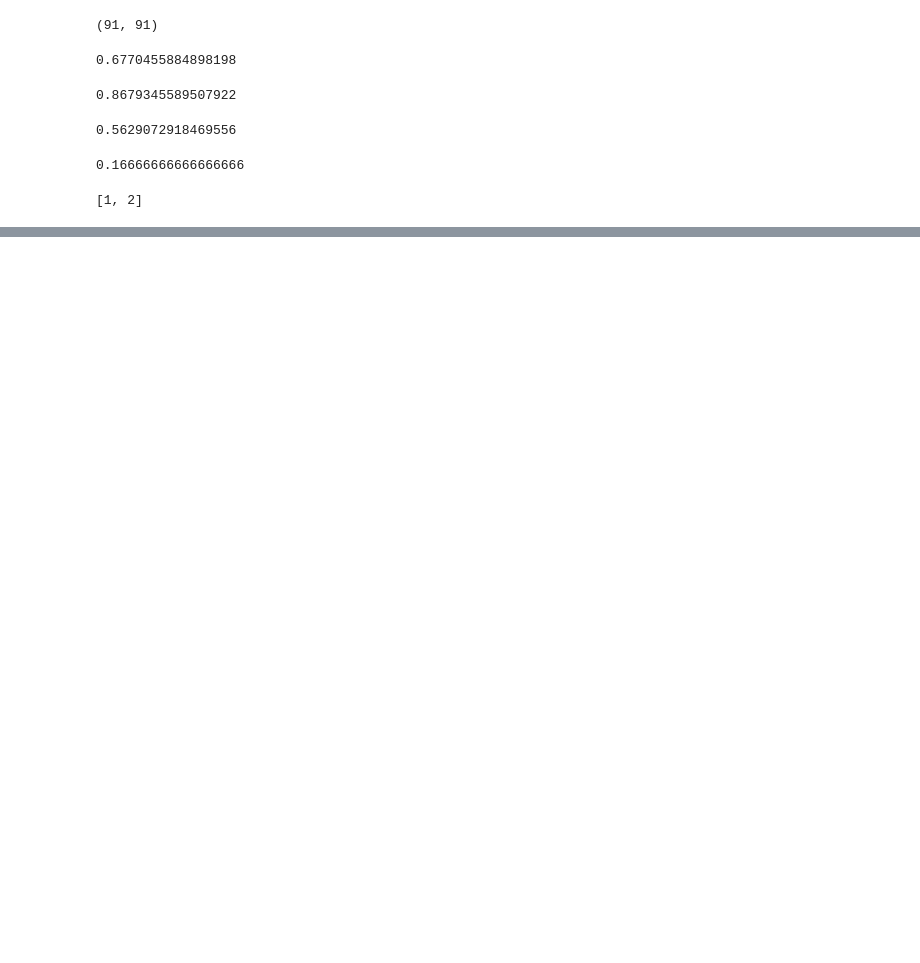
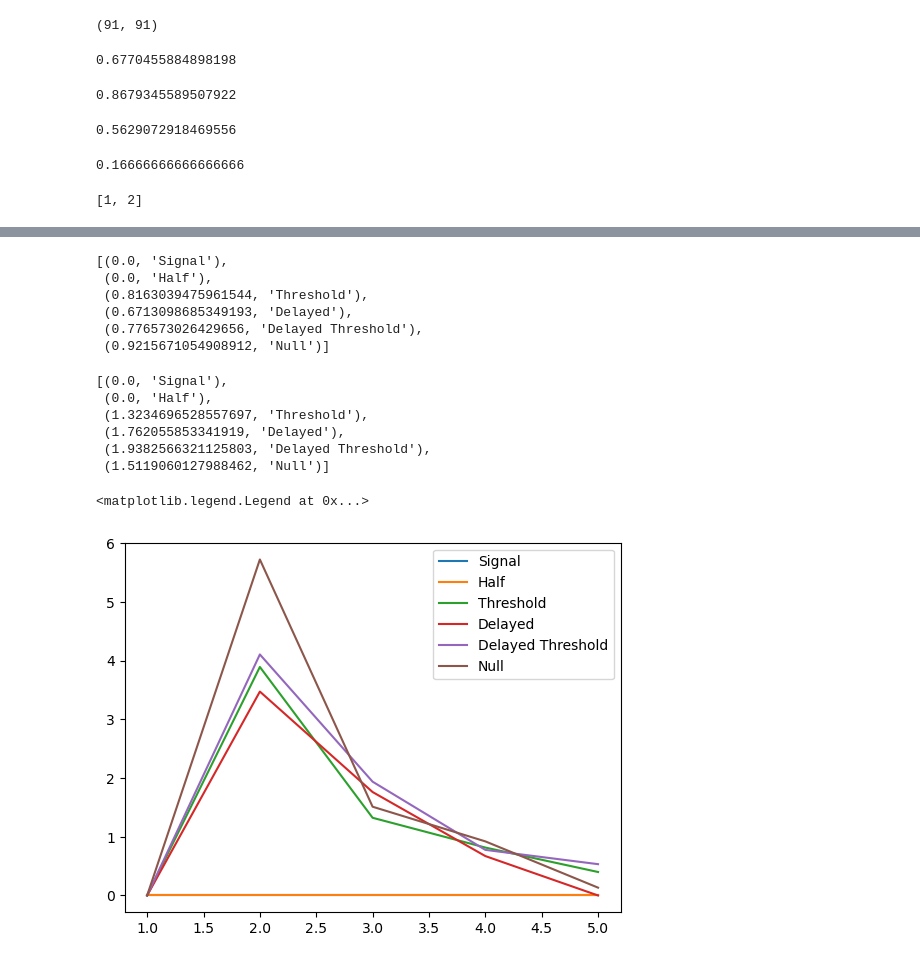
Before and after one commit to asmithh/trans-fer-entropy, a Jupyter notebook: transfer/01-sk-transfer-entropy testing.ipynb, the cells around one changed output, grey strips where cells are left out. Saved outputs shown, nothing was run; the diff lists cells and outputs as text; code cells hidden in the pictures; blank space fills up the shorter version.

```diff
--- a/transfer/01-sk-transfer-entropy testing.ipynb
+++ b/transfer/01-sk-transfer-entropy testing.ipynb
@@ -115,0 +270,40 @@ list(range(1,3))
+# %%
+ste_41_bin
+# %% [output]
+[(0.0, 'Signal'),
+ (0.0, 'Half'),
+ (0.8163039475961544, 'Threshold'),
+ (0.6713098685349193, 'Delayed'),
+ (0.776573026429656, 'Delayed Threshold'),
+ (0.9215671054908912, 'Null')]
+# %%
+ste_31_bin = list()
+for sig,label in rand_ts:
+    TE = ste.symbolic_transfer_entropy(x=sig, y=X, w=3, s=1)
+    ste_31_bin.append((TE, label))
+# %%
+ste_31_bin
+# %% [output]
+[(0.0, 'Signal'),
+ (0.0, 'Half'),
+ (1.3234696528557697, 'Threshold'),
+ (1.762055853341919, 'Delayed'),
+ (1.9382566321125803, 'Delayed Threshold'),
+ (1.5119060127988462, 'Null')]
+# %%
+# Testing by window size
+
+bin_sig_te_by_w = defaultdict(list)
+
+for test_w in range(1, 6):
+    for sig, label in rand_ts:
+        te = ste.symbolic_transfer_entropy(x=sig, y=X, w=test_w, s=1)
+        bin_sig_te_by_w[label].append(te)
+# %%
+for sig, label in rand_ts:
+    plt.plot(range(1,6), bin_sig_te_by_w[label], label=label)
+
+plt.legend()
+# %% [output]
+<matplotlib.legend.Legend at 0x...>
+[figure, added]
```
Also changed, not shown: parts of 21 cells of this notebook, 2 other files.
